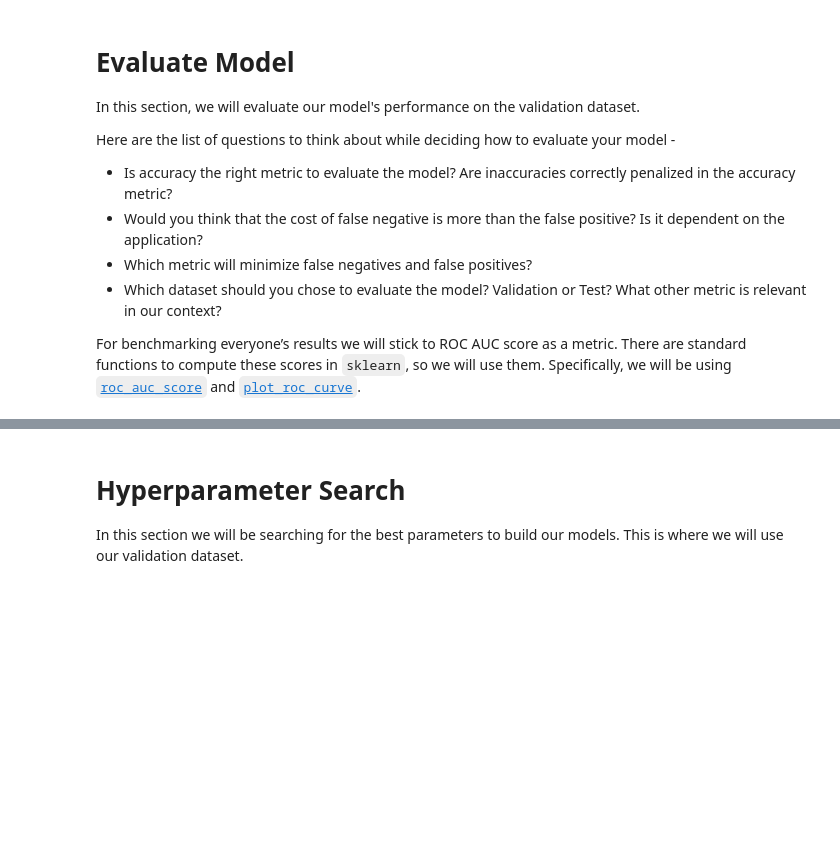
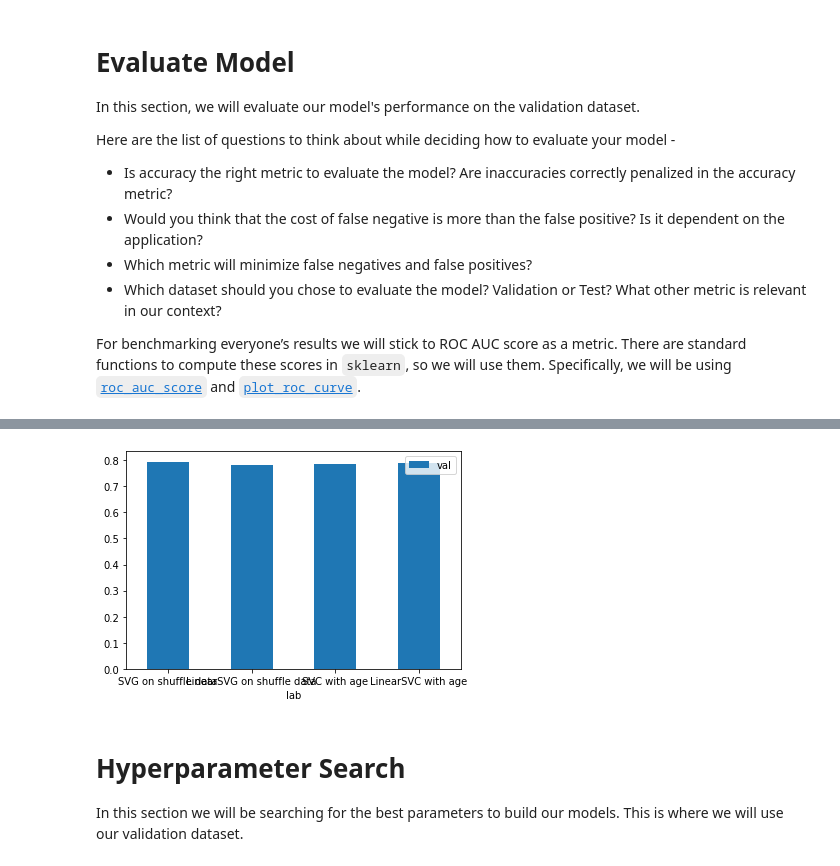
Before and after one commit to bbc/apprenticeship-covid-hack, a Jupyter notebook: notebooks/AR_COVID_diagnosis_hackathon.ipynb, the cells around one changed output, grey strips where cells are left out. Saved outputs shown, nothing was run; the diff lists cells and outputs as text; code cells hidden in the pictures; blank space fills up the shorter version.

Commit message:
More test on LinearSVC

```diff
--- a/notebooks/AR_COVID_diagnosis_hackathon.ipynb
+++ b/notebooks/AR_COVID_diagnosis_hackathon.ipynb
@@ -514,3 +639,8 @@ evaluate(best_model_svc, X_valid, y_valid)
+# %%
+df = pd.DataFrame({'lab':['SVG on shuffle data', 'LinearSVG on shuffle data', 'SVC with age', 'LinearSVC with age'], 'val':[0.7945157102530405, 0.7824636235228732, 0.7843994109322655, 0.7904915160490703]})
+ax = df.plot.bar(x='lab', y='val', rot=0)
+# %% [output]
+[figure, added]
 # %% [markdown]
 # Hyperparameter Search
 
```
Also changed, not shown: parts of 31 cells of this notebook.
